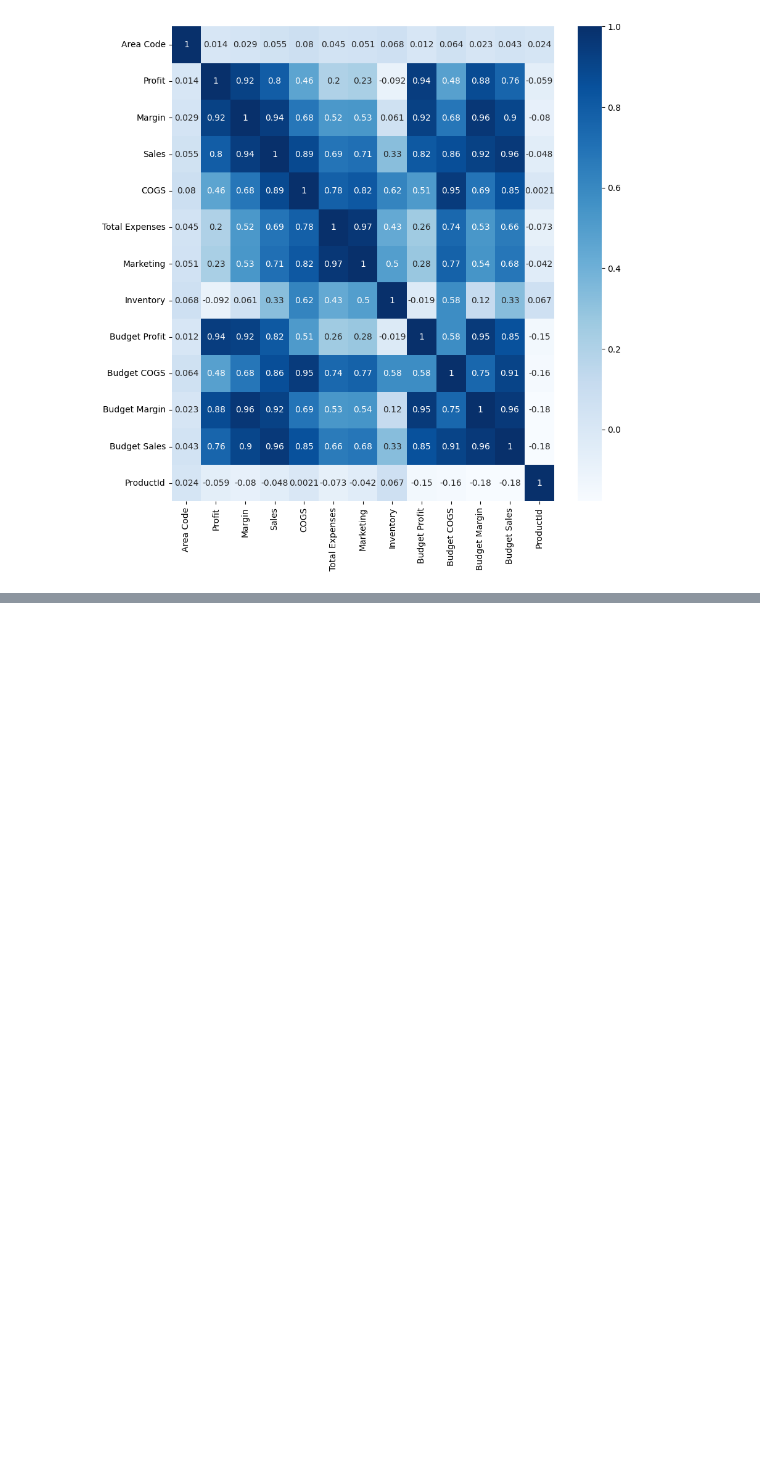
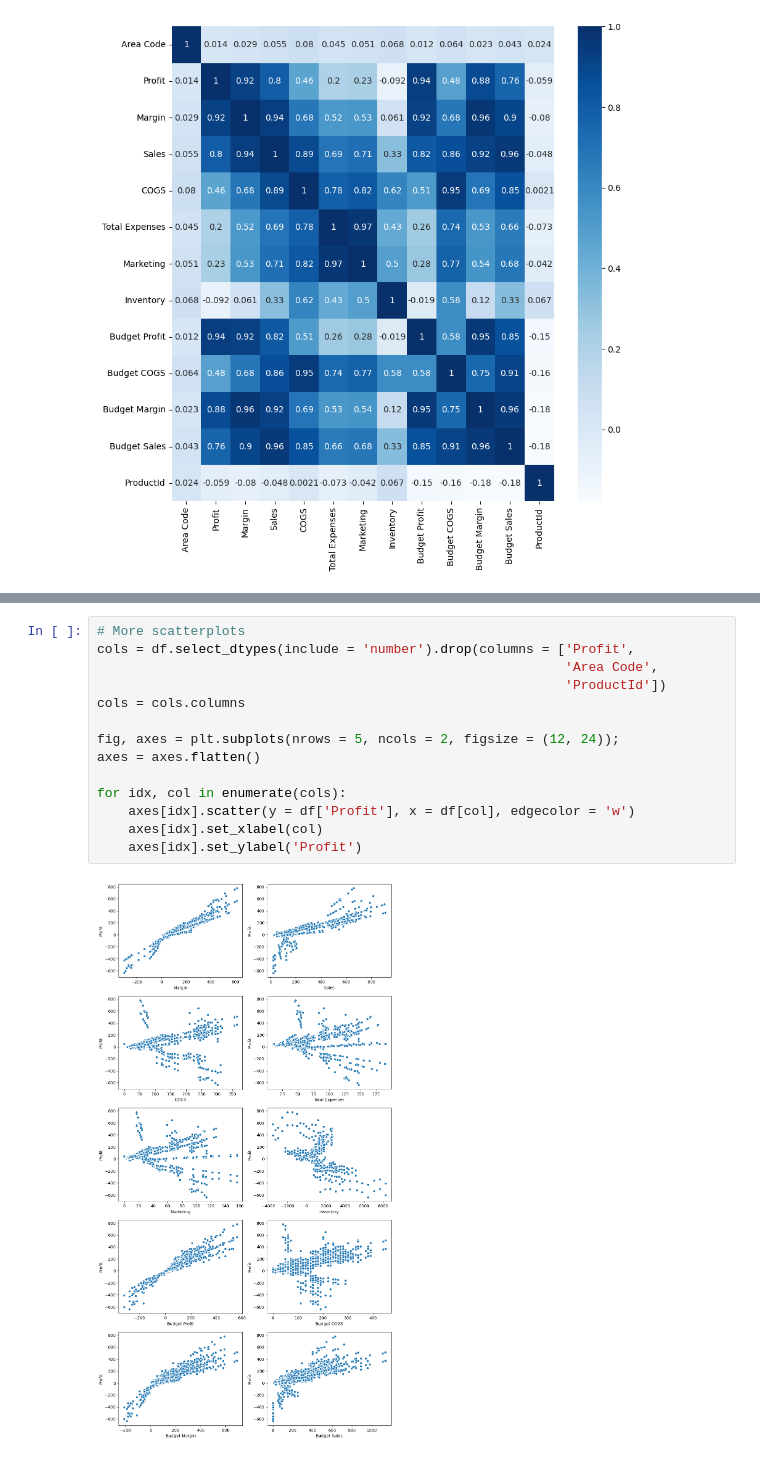
Before and after one commit to mvince33/us_stores_sales, a Jupyter notebook: us_stores_sales.ipynb, the cells around one changed output, grey strips where cells are left out. Saved outputs shown, nothing was run; the diff lists cells and outputs as text; blank space fills up the shorter version.

```diff
--- a/us_stores_sales.ipynb
+++ b/us_stores_sales.ipynb
@@ -130,0 +138,16 @@ sns.heatmap(corr, annot = True, cmap = 'Blues');
+# %%
+# More scatterplots
+cols = df.select_dtypes(include = 'number').drop(columns = ['Profit',
+                                                            'Area Code',
+                                                            'ProductId'])
+cols = cols.columns
+
+fig, axes = plt.subplots(nrows = 5, ncols = 2, figsize = (12, 24));
+axes = axes.flatten()
+
+for idx, col in enumerate(cols):
+    axes[idx].scatter(y = df['Profit'], x = df[col], edgecolor = 'w')
+    axes[idx].set_xlabel(col)
+    axes[idx].set_ylabel('Profit')
+# %% [output]
+[figure, added]
```
Also changed, not shown: parts of 3 cells of this notebook.
